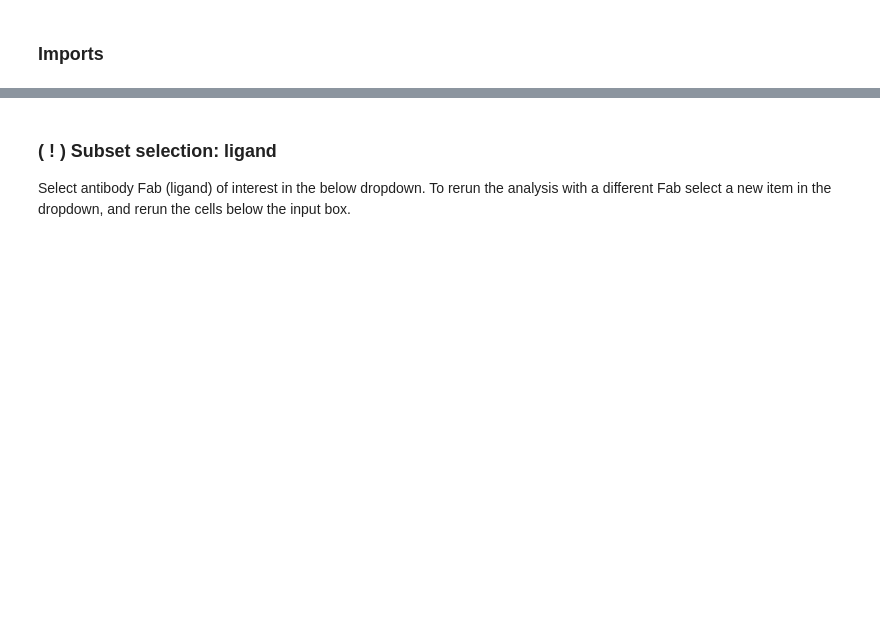
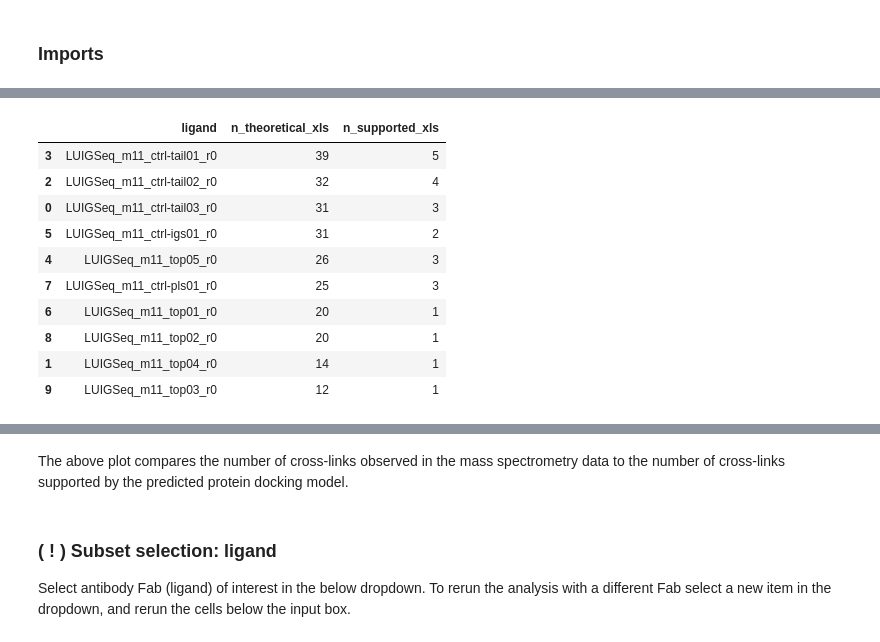
Before and after one commit to yangyangsasaxiaoxiao/project-for-compute-jupyter-2022-jstrobaek, a Jupyter notebook: xl_viz.ipynb, the cells around one changed output, grey strips where cells are left out. Cells and saved outputs as stored; diff of their text form; code cells hidden in the pictures; blank space fills up the shorter version.

```diff
--- a/xl_viz.ipynb
+++ b/xl_viz.ipynb
@@ -146 +289,15 @@ counts_df.sort_values(by='n_theoretical_xls', ascending=False, inplace=True)
+# %%
+counts_df
+# %% [output]
+|  | ligand | n_theoretical_xls | n_supported_xls |
+| 3 | LUIGSeq_m11_ctrl-tail01_r0 | 39 | 5 |
+| 2 | LUIGSeq_m11_ctrl-tail02_r0 | 32 | 4 |
+| 0 | LUIGSeq_m11_ctrl-tail03_r0 | 31 | 3 |
+| 5 | LUIGSeq_m11_ctrl-igs01_r0 | 31 | 2 |
+| 4 | LUIGSeq_m11_top05_r0 | 26 | 3 |
+| 7 | LUIGSeq_m11_ctrl-pls01_r0 | 25 | 3 |
+| 6 | LUIGSeq_m11_top01_r0 | 20 | 1 |
+| 8 | LUIGSeq_m11_top02_r0 | 20 | 1 |
+| 1 | LUIGSeq_m11_top04_r0 | 14 | 1 |
+| 9 | LUIGSeq_m11_top03_r0 | 12 | 1 |
 # %%
@@ -168,6 +326,8 @@ ax.set(xlim=(0, rounded_max),
 sns.despine(left=True, bottom=True)
 # %% [output]
 [drawing not drawn]
+# %% [markdown]
+The above plot compares the number of cross-links observed in the mass spectrometry data to the number of cross-links supported by the predicted protein docking model.
 # %% [markdown]
 ### **( ! )** Subset selection: ligand
 
```
Also changed, not shown: parts of 32 cells of this notebook.
